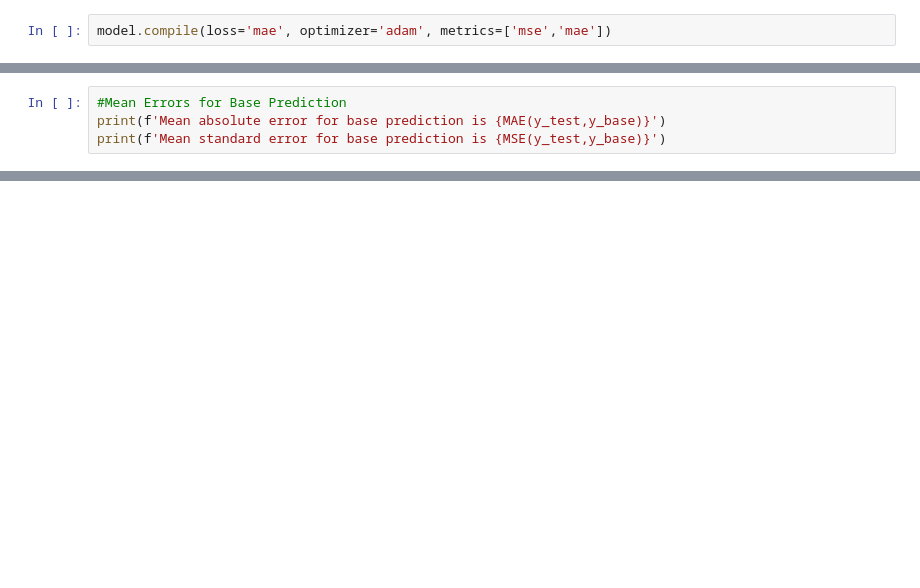
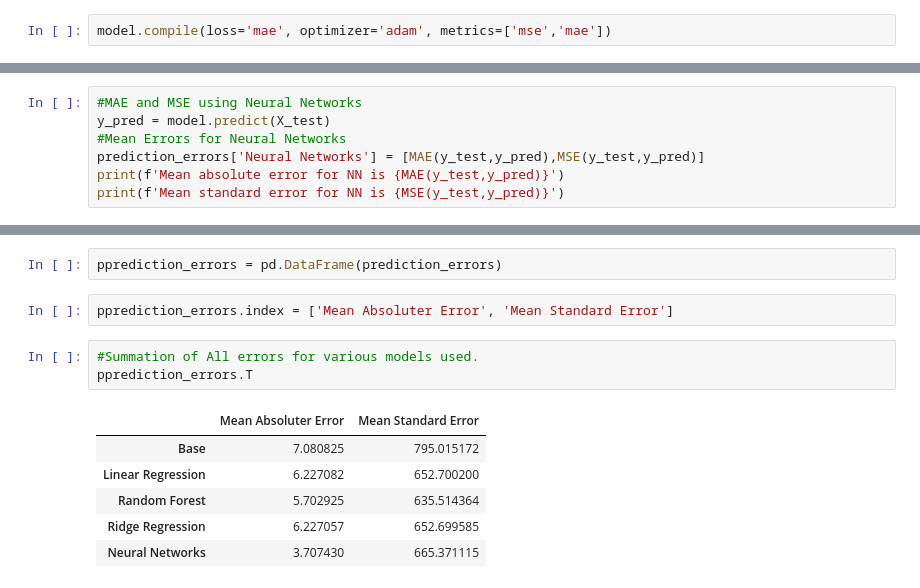
Before and after one commit to BloomTech-Labs/forest-fire-watch-ds, a Jupyter notebook: Oregon_Fires/Oregon_Historical_Fires.ipynb, the cells around one changed output, grey strips where cells are left out. Drawn from its saved outputs; the diff is of its cells as text; blank space fills up the shorter version.

Commit message:
models added

```diff
--- a/Oregon_Fires/Oregon_Historical_Fires.ipynb
+++ b/Oregon_Fires/Oregon_Historical_Fires.ipynb
@@ -273,5 +357,8 @@ y_base = [np.mean(y_train)]*y_test.shape[0]
 # %%
-#Mean Errors for Base Prediction
-print(f'Mean absolute error for base prediction is {MAE(y_test,y_base)}')
-print(f'Mean standard error for base prediction is {MSE(y_test,y_base)}')
+#MAE and MSE using Neural Networks
+y_pred = model.predict(X_test)
+#Mean Errors for Neural Networks
+prediction_errors['Neural Networks'] = [MAE(y_test,y_pred),MSE(y_test,y_pred)]
+print(f'Mean absolute error for NN is {MAE(y_test,y_pred)}')
+print(f'Mean standard error for NN is {MSE(y_test,y_pred)}')
 # %% [output]
@@ -300,0 +378,14 @@ plt.legend(['Train', 'Val'], loc='upper right')
+# %%
+pprediction_errors = pd.DataFrame(prediction_errors)
+# %%
+pprediction_errors.index = ['Mean Absoluter Error', 'Mean Standard Error']
+# %%
+#Summation of All errors for various models used.
+pprediction_errors.T
+# %% [output]
+|  | Mean Absoluter Error | Mean Standard Error |
+| Base | 7.080825 | 795.015172 |
+| Linear Regression | 6.227082 | 652.700200 |
+| Random Forest | 5.702925 | 635.514364 |
+| Ridge Regression | 6.227057 | 652.699585 |
+| Neural Networks | 3.707430 | 665.371115 |
```
Also changed, not shown: parts of 31 cells of this notebook.
